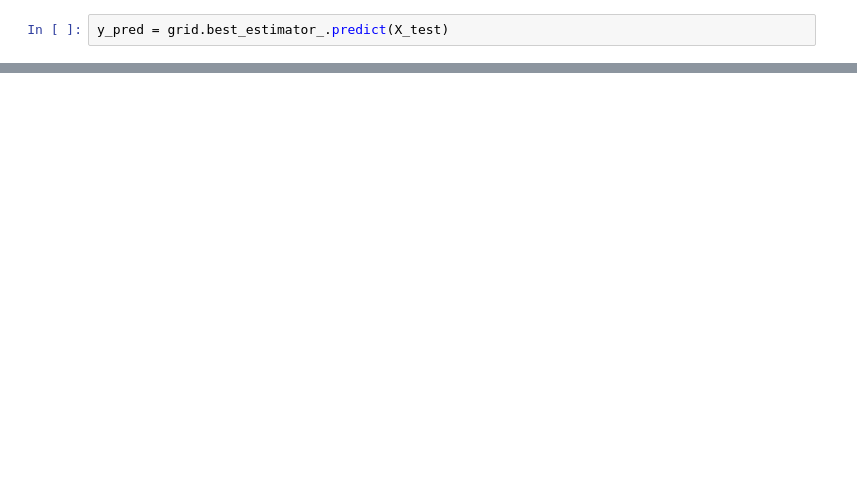
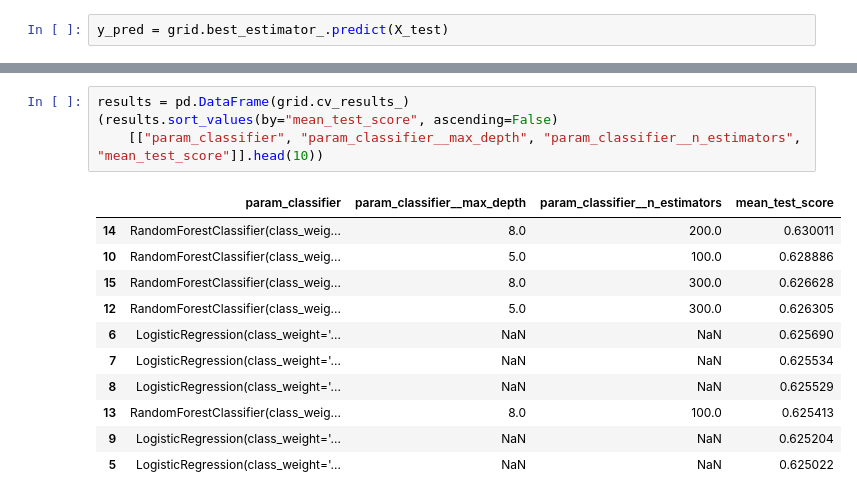
Before and after one commit to ali-dmr/customer-churn-prediction, a Jupyter notebook: model.ipynb, the cells around one changed output, grey strips where cells are left out. Cells and saved outputs as stored; diff of their text form; blank space fills up the shorter version.

```diff
--- a/model.ipynb
+++ b/model.ipynb
@@ -264,0 +370,16 @@ results.sort_values("mean_test_score", ascending=False)[["param_classifier", "me
+# %%
+results = pd.DataFrame(grid.cv_results_)
+(results.sort_values(by="mean_test_score", ascending=False)
+    [["param_classifier", "param_classifier__max_depth", "param_classifier__n_estimators", "mean_test_score"]].head(10))
+# %% [output]
+|  | param_classifier | param_classifier__max_depth | param_classifier__n_estimators | mean_test_score |
+| 14 | RandomForestClassifier(class_weig... | 8.0 | 200.0 | 0.630011 |
+| 10 | RandomForestClassifier(class_weig... | 5.0 | 100.0 | 0.628886 |
+| 15 | RandomForestClassifier(class_weig... | 8.0 | 300.0 | 0.626628 |
+| 12 | RandomForestClassifier(class_weig... | 5.0 | 300.0 | 0.626305 |
+| 6 | LogisticRegression(class_weight='... | NaN | NaN | 0.625690 |
+| 7 | LogisticRegression(class_weight='... | NaN | NaN | 0.625534 |
+| 8 | LogisticRegression(class_weight='... | NaN | NaN | 0.625529 |
+| 13 | RandomForestClassifier(class_weig... | 8.0 | 100.0 | 0.625413 |
+| 9 | LogisticRegression(class_weight='... | NaN | NaN | 0.625204 |
+| 5 | LogisticRegression(class_weight='... | NaN | NaN | 0.625022 |
```
Also changed, not shown: parts of 29 cells of this notebook.
